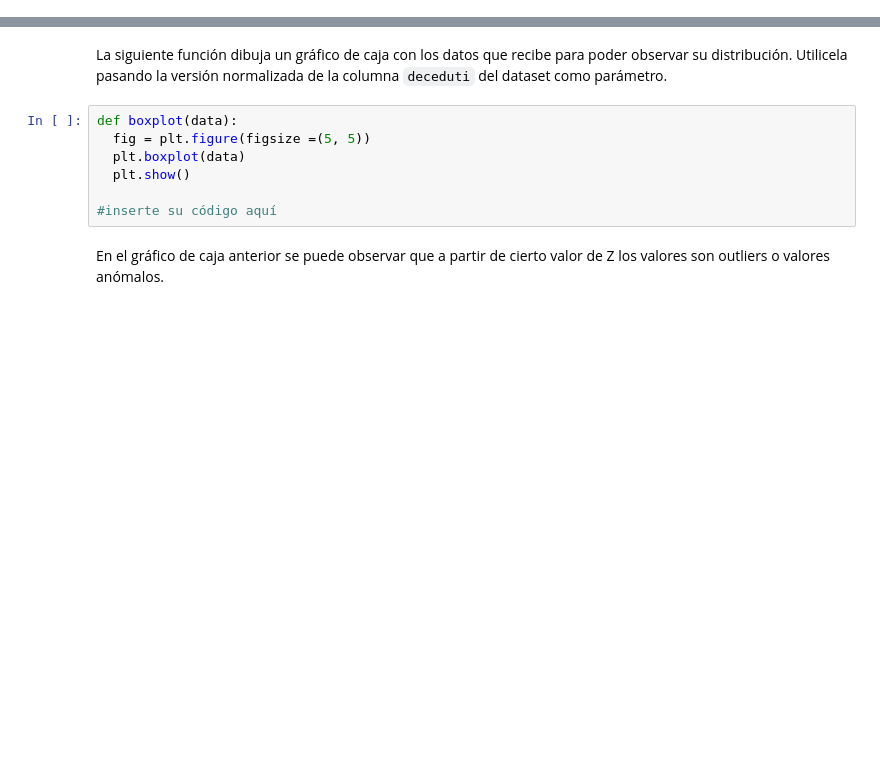
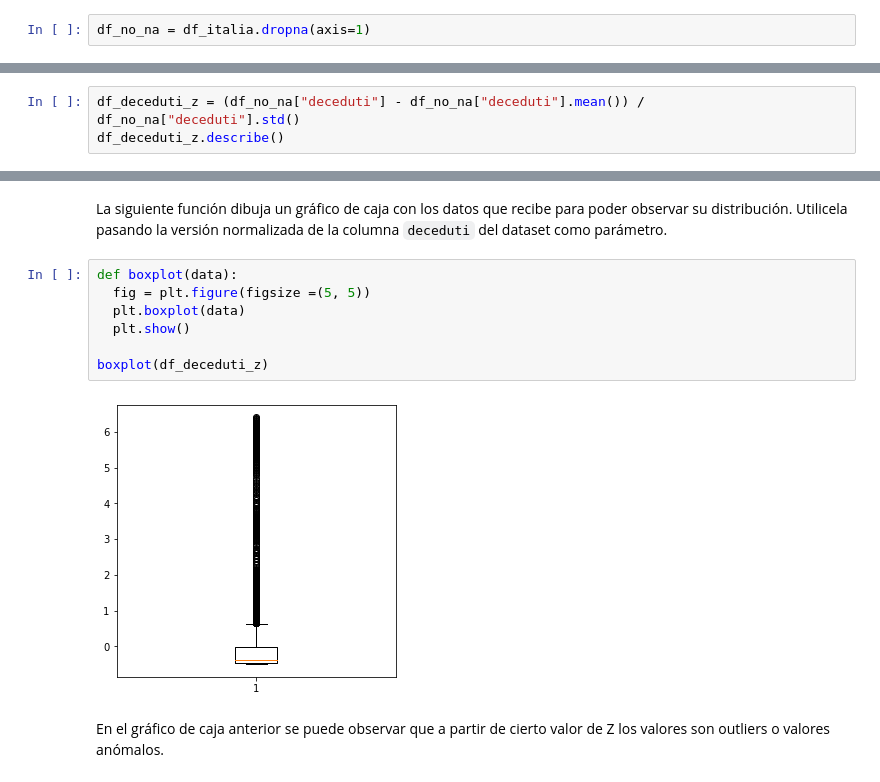
Before and after one commit to fpaludi/DeepLearningDatitos, a Jupyter notebook: TP!_IntroPandasTorch.ipynb, the cells around one changed output, grey strips where cells are left out. Saved outputs shown, nothing was run; the diff lists cells and outputs as text; blank space fills up the shorter version.

```diff
--- a/TP!_IntroPandasTorch.ipynb
+++ b/TP!_IntroPandasTorch.ipynb
@@ -113,3 +245,5 @@ A continuación elimine todas las columnas que contengan valores faltantes.
+# %%
+df_no_na = df_italia.dropna(axis=1)
 # %% [markdown]
 #### Single Feature Scaling
 # %% [markdown]
@@ -134,0 +290,3 @@
+# %%
+df_deceduti_z = (df_no_na["deceduti"] - df_no_na["deceduti"].mean()) / df_no_na["deceduti"].std()
+df_deceduti_z.describe()
@@ -137,10 +305,12 @@ La siguiente función dibuja un gráfico de caja con los datos que recibe para p
 # %%
 def boxplot(data):
   fig = plt.figure(figsize =(5, 5))
   plt.boxplot(data)
   plt.show()
 
-#inserte su código aquí
+boxplot(df_deceduti_z)
+# %% [output]
+[figure, added]
 # %% [markdown]
 En el gráfico de caja anterior se puede observar que a partir de cierto valor de Z los valores son outliers o valores anómalos.
 # %% [markdown]
```
Also changed, not shown: parts of 35 cells of this notebook.
